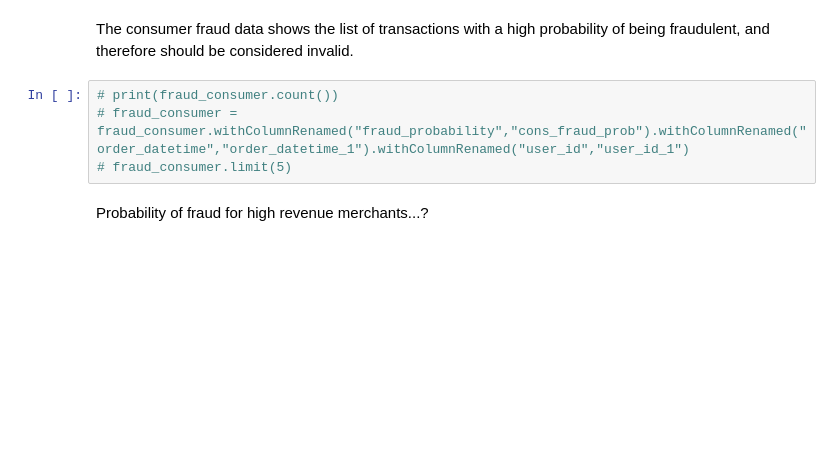
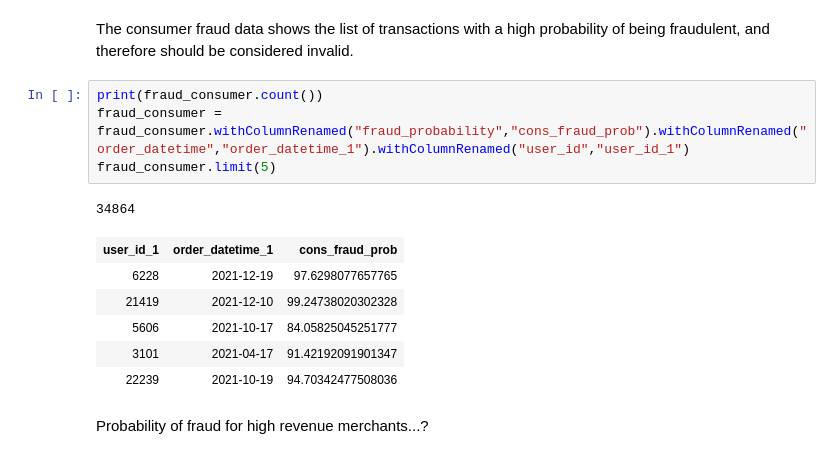
Before and after one commit to MAST30034-Applied-Data-Science/generic-buy-now-pay-later-project-group-10-bnpl, a Jupyter notebook: notebooks/Fraud-Feature.ipynb, the cells around one changed output. Drawn from its saved outputs; the diff is of its cells as text; blank space fills up the shorter version.

```diff
--- a/notebooks/Fraud-Feature.ipynb
+++ b/notebooks/Fraud-Feature.ipynb
@@ -27,9 +35,17 @@ FileNotFoundError: [Errno 2] No such file or directory: '../data/tables/merchant
 # %% [markdown]
 The consumer fraud data shows the list of transactions with a high probability of being fraudulent, and therefore should be considered invalid.
 # %%
-# print(fraud_consumer.count())
-# fraud_consumer = fraud_consumer.withColumnRenamed("fraud_probability","cons_fraud_prob").withColumnRenamed("order_datetime","order_datetime_1").withColumnRenamed("user_id","user_id_1")
-# fraud_consumer.limit(5)
+print(fraud_consumer.count())
+fraud_consumer = fraud_consumer.withColumnRenamed("fraud_probability","cons_fraud_prob").withColumnRenamed("order_datetime","order_datetime_1").withColumnRenamed("user_id","user_id_1")
+fraud_consumer.limit(5)
+# %% [output]
+34864
+| user_id_1 | order_datetime_1 | cons_fraud_prob |
+| 6228 | 2021-12-19 | 97.6298077657765 |
+| 21419 | 2021-12-10 | 99.24738020302328 |
+| 5606 | 2021-10-17 | 84.05825045251777 |
+| 3101 | 2021-04-17 | 91.42192091901347 |
+| 22239 | 2021-10-19 | 94.70342477508036 |
 # %% [markdown]
 Probability of fraud for high revenue merchants...?
 # %%
```
Also changed, not shown: parts of 30 cells of this notebook, 5 other files.
